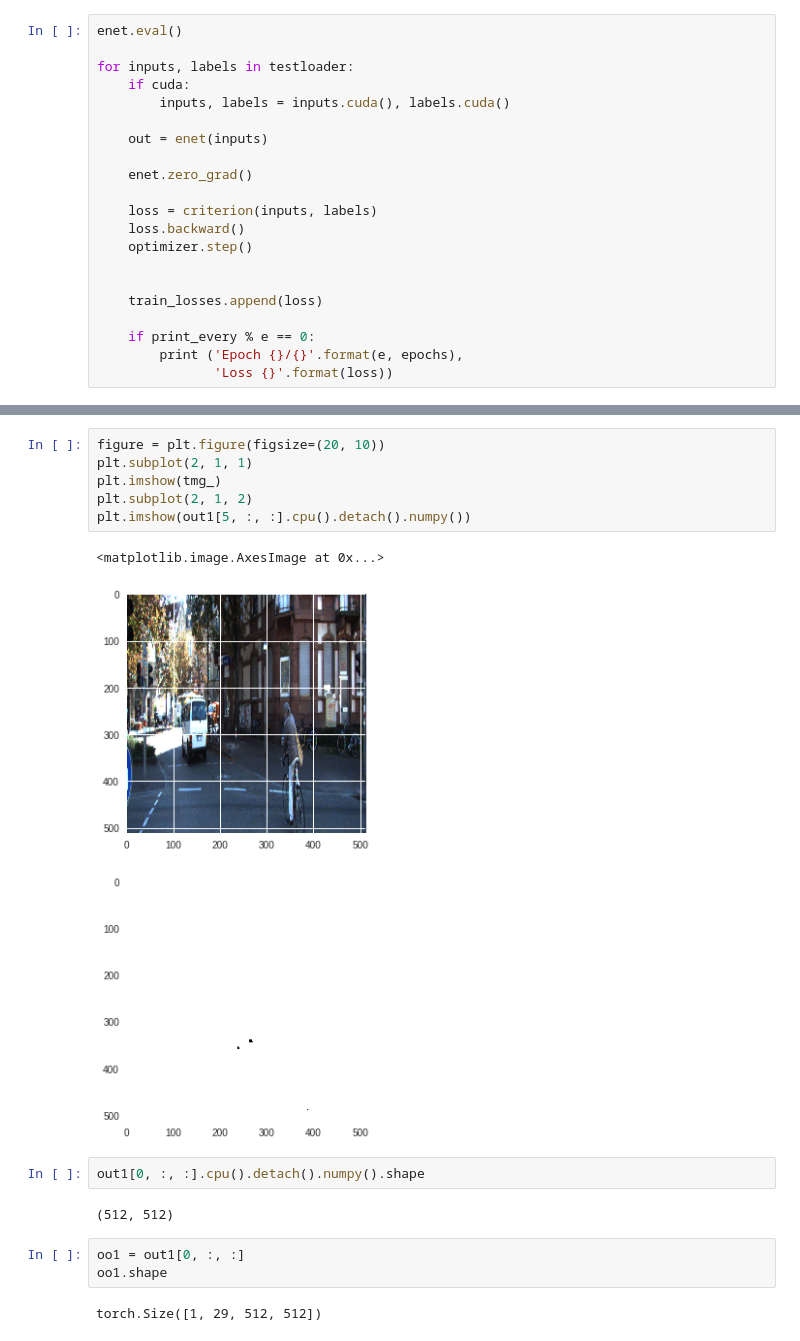
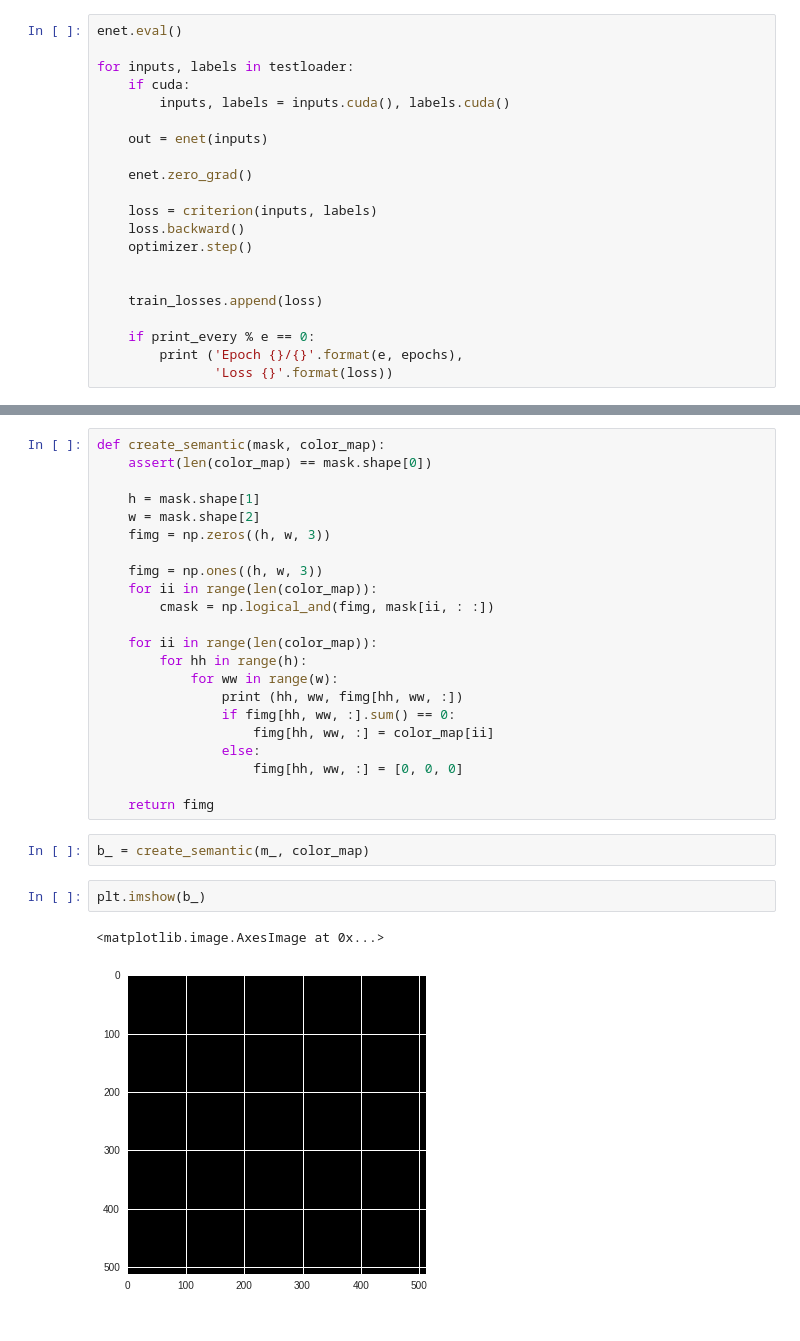
Before and after one commit to iArunava/ENet-Real-Time-Semantic-Segmentation, a Jupyter notebook: ENet.ipynb, the cells around one changed output, grey strips where cells are left out. Cells and saved outputs as stored; diff of their text form.

```diff
--- a/ENet.ipynb
+++ b/ENet.ipynb
@@ -772,18 +749,29 @@ tensor(1., device='cuda:0', grad_fn=<MaxBackward1>)
-# %%
-figure = plt.figure(figsize=(20, 10))
-plt.subplot(2, 1, 1)
-plt.imshow(tmg_)
-plt.subplot(2, 1, 2)
-plt.imshow(out1[5, :, :].cpu().detach().numpy())
-# %% [output]
-<matplotlib.image.AxesImage at 0x...>
-[figure, removed]
-# %%
-out1[0, :, :].cpu().detach().numpy().shape
-# %% [output]
-(512, 512)
-# %%
-oo1 = out1[0, :, :]
-oo1.shape
-# %% [output]
-torch.Size([1, 29, 512, 512])
+# %%
+def create_semantic(mask, color_map):
+    assert(len(color_map) == mask.shape[0])
+
+    h = mask.shape[1]
+    w = mask.shape[2]
+    fimg = np.zeros((h, w, 3))
+
+    fimg = np.ones((h, w, 3))
+    for ii in range(len(color_map)):
+        cmask = np.logical_and(fimg, mask[ii, : :])
+
+    for ii in range(len(color_map)):
+        for hh in range(h):
+            for ww in range(w):
+                print (hh, ww, fimg[hh, ww, :])
+                if fimg[hh, ww, :].sum() == 0:
+                    fimg[hh, ww, :] = color_map[ii]
+                else:
+                    fimg[hh, ww, :] = [0, 0, 0]
+
+    return fimg
+# %%
+b_ = create_semantic(m_, color_map)
+# %%
+plt.imshow(b_)
+# %% [output]
+<matplotlib.image.AxesImage at 0x...>
+[figure, added]
```
Also changed, not shown: parts of 67 cells of this notebook.
